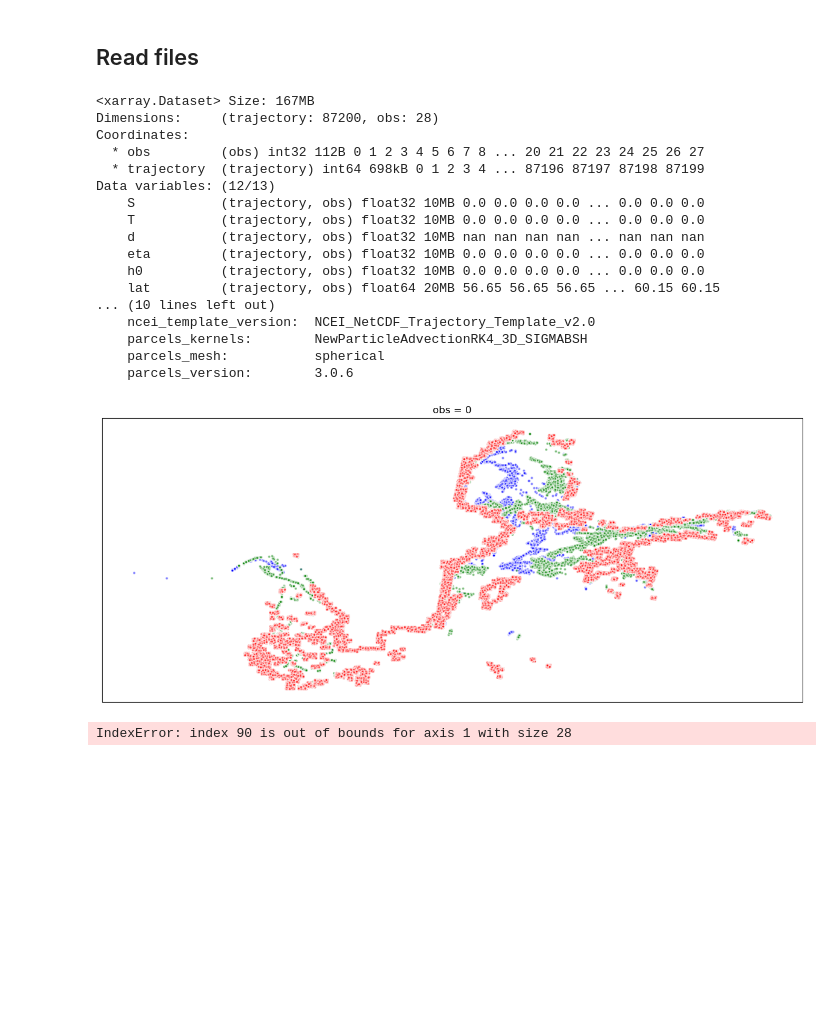
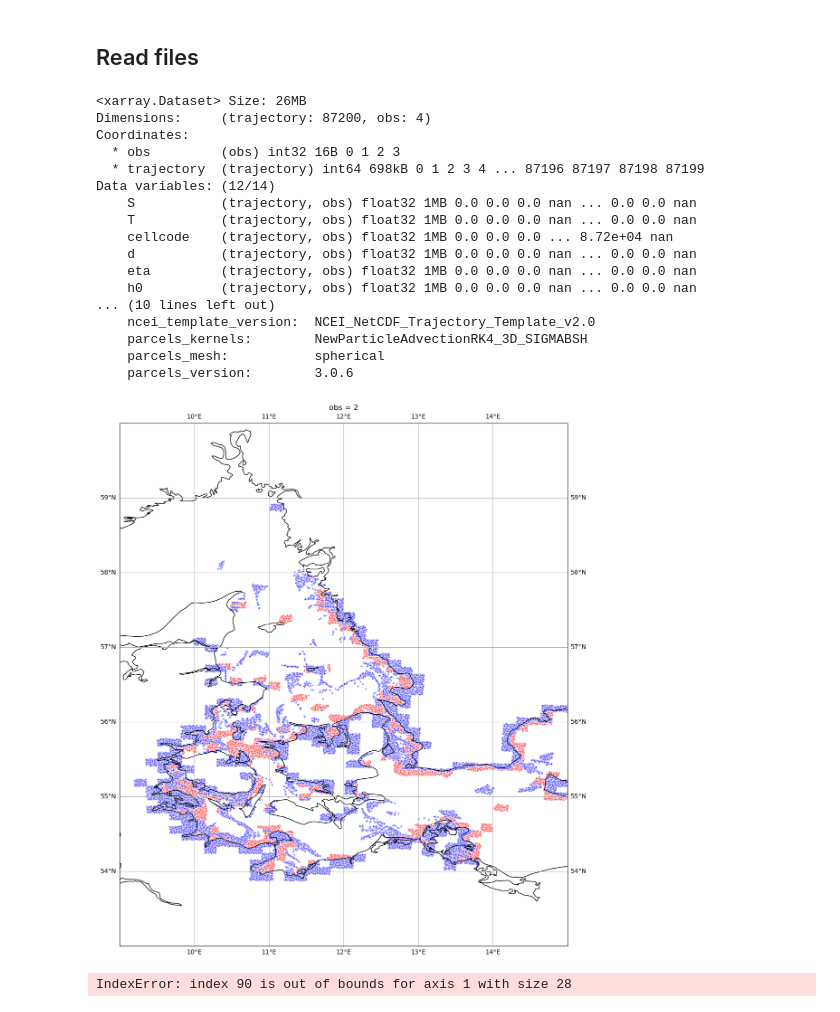
Before and after one commit to geomar-od-lagrange/2025_fucus-dispersal, a Jupyter notebook: notebooks/FucusDispersal.ipynb, the cells around one changed output. Drawn from its saved outputs; the diff is of its cells as text; code cells hidden in the pictures; blank space fills up the shorter version.

```diff
--- a/notebooks/FucusDispersal.ipynb
+++ b/notebooks/FucusDispersal.ipynb
@@ -699,7 +604,7 @@ INFO: Output files are stored in /gxfs_work/geomar/smomw597/2025_Fucus/output/Tr
 # %% [markdown]
 ## Read files
 # %%
-# output_path = Path(save_path)
+output_path = Path("/gxfs_work/geomar/smomw597/2025_Fucus/2025_fucus-dispersal/output/Trajectories/2016/TEST_Nested_20160601-20160602_dt60min_Fehmarn exposed_d0m-25m_N100_seed123.zarr")
 # %%
 ds_trajectories = xr.open_zarr(output_path).compute()
 # ds_trajectories["age_day"] = (ds_trajectories.age_sec/(60*60*24)).compute()
@@ -709,18 +614,18 @@ ds_trajectories = xr.open_zarr(output_path).compute()
 # ds_trajectories = ds_trajectories.assign(depth=depth_m)
 ds_trajectories
 # %% [output]
-<xarray.Dataset> Size: 167MB
-Dimensions:     (trajectory: 87200, obs: 28)
+<xarray.Dataset> Size: 26MB
+Dimensions:     (trajectory: 87200, obs: 4)
 Coordinates:
-  * obs         (obs) int32 112B 0 1 2 3 4 5 6 7 8 ... 20 21 22 23 24 25 26 27
+  * obs         (obs) int32 16B 0 1 2 3
   * trajectory  (trajectory) int64 698kB 0 1 2 3 4 ... 87196 87197 87198 87199
-Data variables: (12/13)
-    S           (trajectory, obs) float32 10MB 0.0 0.0 0.0 0.0 ... 0.0 0.0 0.0
-    T           (trajectory, obs) float32 10MB 0.0 0.0 0.0 0.0 ... 0.0 0.0 0.0
-    d           (trajectory, obs) float32 10MB nan nan nan nan ... nan nan nan
-    eta         (trajectory, obs) float32 10MB 0.0 0.0 0.0 0.0 ... 0.0 0.0 0.0
-    h0          (trajectory, obs) float32 10MB 0.0 0.0 0.0 0.0 ... 0.0 0.0 0.0
-    lat         (trajectory, obs) float64 20MB 56.65 56.65 56.65 ... 60.15 60.15
+Data variables: (12/14)
+    S           (trajectory, obs) float32 1MB 0.0 0.0 0.0 nan ... 0.0 0.0 nan
+    T           (trajectory, obs) float32 1MB 0.0 0.0 0.0 nan ... 0.0 0.0 nan
+    cellcode    (trajectory, obs) float32 1MB 0.0 0.0 0.0 ... 8.72e+04 nan
+    d           (trajectory, obs) float32 1MB 0.0 0.0 0.0 nan ... 0.0 0.0 nan
+    eta         (trajectory, obs) float32 1MB 0.0 0.0 0.0 nan ... 0.0 0.0 nan
+    h0          (trajectory, obs) float32 1MB 0.0 0.0 0.0 nan ... 0.0 0.0 nan
 ... (10 lines left out)
     ncei_template_version:  NCEI_NetCDF_Trajectory_Template_v2.0
     parcels_kernels:        NewParticleAdvectionRK4_3D_SIGMABSH
@@ -729,15 +634,19 @@ Data variables: (12/13)
 # %%
 fig = plt.figure(figsize=(15,15))
 ax = fig.add_subplot(
     1,1,1,
     projection= ccrs.PlateCarree(),
 )
-ds_trajectories.isel(obs=27).plot.scatter(x="lon", y="lat", s=10, c="b", ax=ax, alpha=.5)
-ds_trajectories.isel(obs=14).plot.scatter(x="lon", y="lat", s=10, c="g", ax=ax, alpha=.5)
+# ds_trajectories.isel(obs=12).plot.scatter(x="lon", y="lat", s=10, c="g", ax=ax, alpha=.5)
 ds_trajectories.isel(obs=0).plot.scatter(x="lon", y="lat", s=10, c="r", ax=ax, alpha=.5)
+ds_trajectories.isel(obs=2).plot.scatter(x="lon", y="lat", s=10, c="b", ax=ax, alpha=.5)
+ax.coastlines()
+ax.gridlines(draw_labels=True)
+plt.xlim(9,15)
+plt.ylim(53,60)
 plt.show()
 # %% [output]
-[figure, old version]
+[figure, new version]
 # %%
 fig = plt.figure(figsize=(15,15))
 ax = fig.add_subplot(
```
Also changed, not shown: parts of 20 cells of this notebook.
